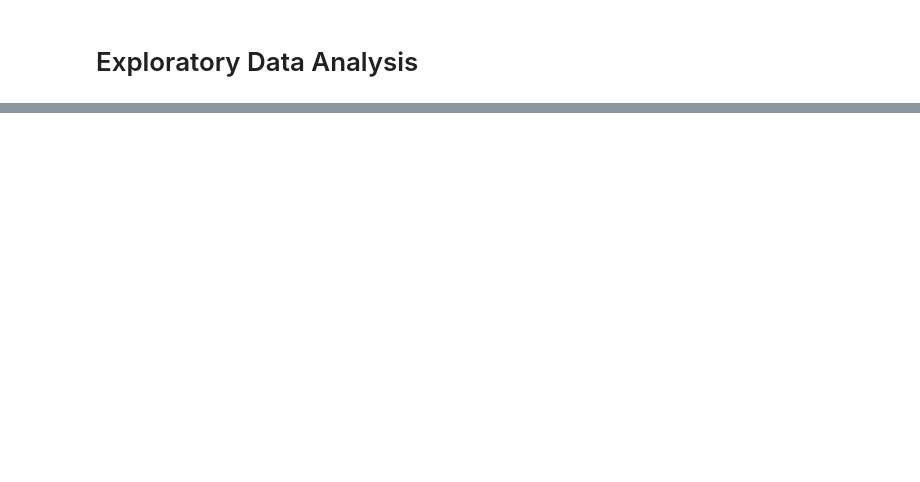
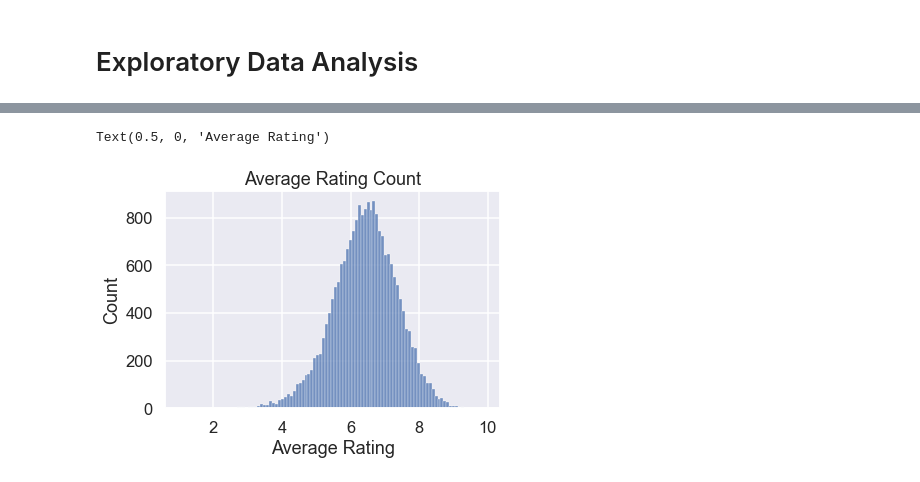
Before and after one commit to JohnathanJack/boardgame-recommender, a Jupyter notebook: notebook/exploratory.ipynb, the cells around one changed output, grey strips where cells are left out. Cells and saved outputs as stored; diff of their text form; code cells hidden in the pictures; blank space fills up the shorter version.

```diff
--- a/notebook/exploratory.ipynb
+++ b/notebook/exploratory.ipynb
@@ -29,0 +35,7 @@ game_df.head(5)
+# %%
+sns.histplot(game_df['AvgRating'])
+plt.title('Average Rating Count')
+plt.xlabel('Average Rating')
+# %% [output]
+Text(0.5, 0, 'Average Rating')
+[figure, added]
```
Also changed, not shown: parts of 16 cells of this notebook.
